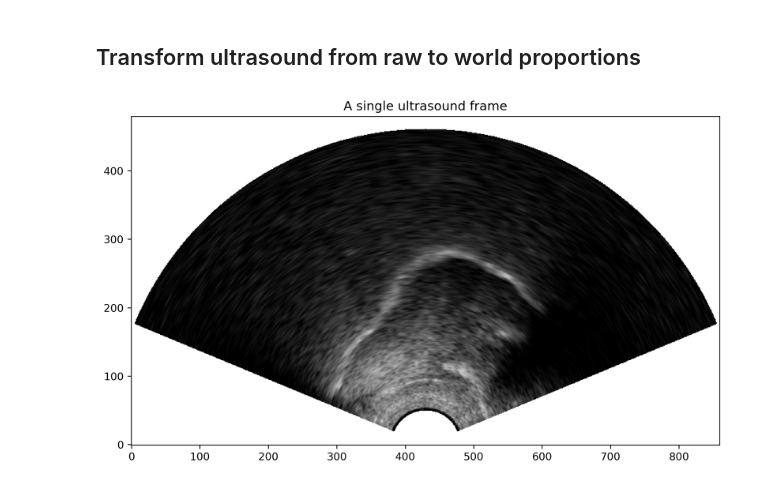
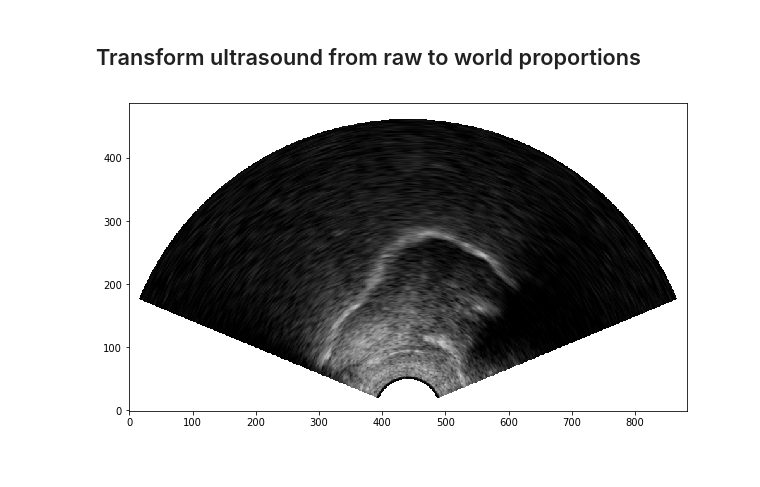
Before and after one commit to UltraSuite/ultrasuite-tools, a Jupyter notebook: ultrasound_process.ipynb, the cells around one changed output. Saved outputs shown, nothing was run; the diff lists cells and outputs as text; code cells hidden in the pictures.

```diff
--- a/ultrasound_process.ipynb
+++ b/ultrasound_process.ipynb
@@ -100,6 +96,6 @@ from ustools.transform_ultrasound import transform_raw_ult_to_world
 # %%
-world_ult_100th_frame = transform_raw_ult_to_world(ult_100th_frame)
+world_ult_100th_frame = transform_ultrasound(ult_100th_frame)
-# %%
-display_2d_ultrasound_frame(world_ult_100th_frame)
-# %% [output]
-[figure, removed]
+# %%
+display_2d_ultrasound_frame(world_ult_100th_frame[0], dpi=None, figsize=(10,10))
+# %% [output]
+[figure, added]
```
Also changed, not shown: parts of 4 cells of this notebook, 1 other file.
